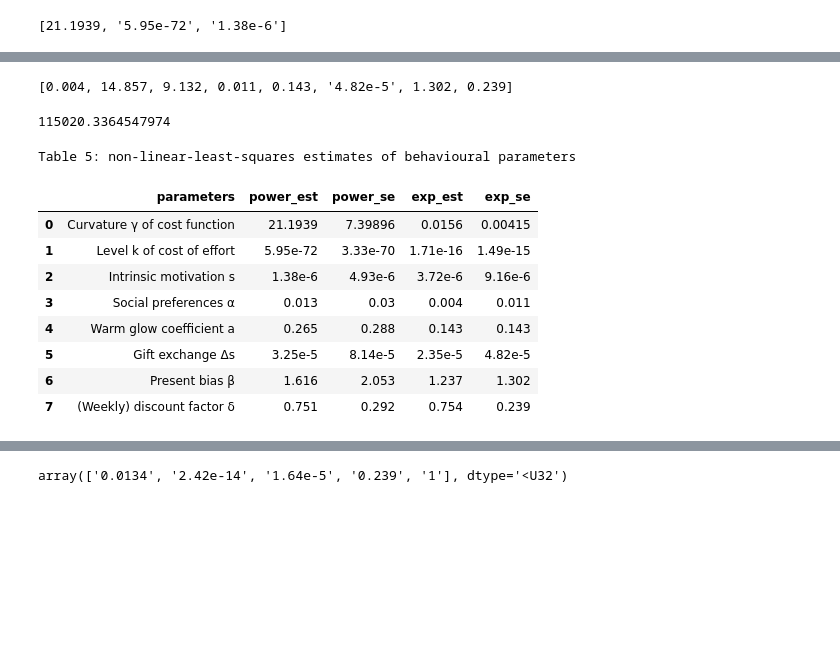
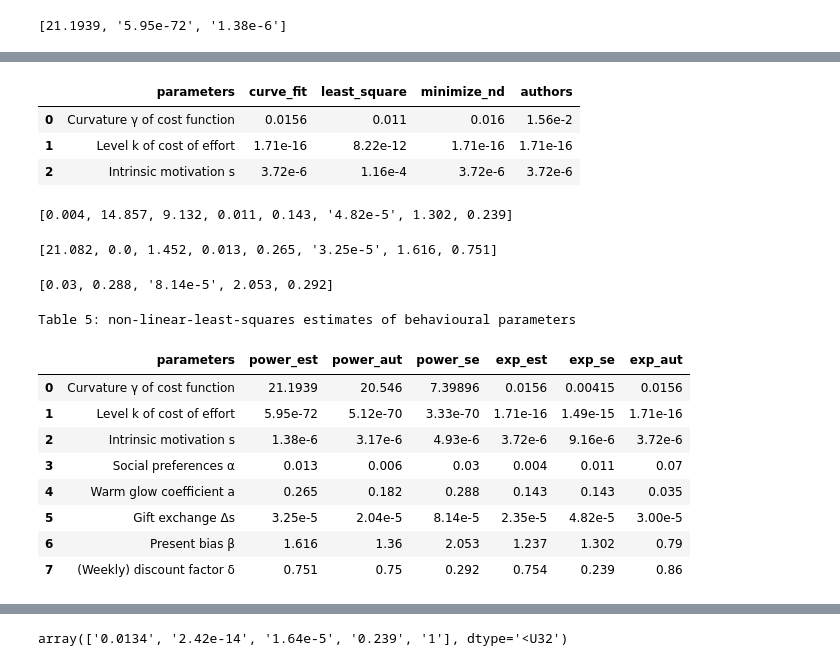
Before and after one commit to YH-Chen1225/EPP_Final, a Jupyter notebook: EPP_P.ipynb, the cells around one changed output, grey strips where cells are left out. Saved outputs shown, nothing was run; the diff lists cells and outputs as text; code cells hidden in the pictures; blank space fills up the shorter version.

```diff
--- a/EPP_P.ipynb
+++ b/EPP_P.ipynb
@@ -123,11 +122,12 @@ def opt_param(effort, k_scaler, s_scaler, st_values,type):
             se_result[i] = '{0:.2e}'.format(Decimal(se[i]))
 
     if type == "exp":
+        sse = np.round(((benchmark(df.loc[df['dummy1']==1].payoff_per_100,*sol[0])-df.loc[df['dummy1']==1,effort])**2),3)
         return sol_result,se_result
 
     else:
-        sse = np.round(np.sum((benchmark(df.loc[df['dummy1']==1].payoff_per_100,*solo)-df.loc[df['dummy1']==1,effort])**2),3)#Calculate the squared for our result
-        #bp52_aut = [20.546,5.12e-13,3.17]
+        sse = np.round(np.sum((benchmark(df.loc[df['dummy1']==1].payoff_per_100,*sol[0])-df.loc[df['dummy1']==1,effort])**2),3)#Calculate the squared for our result
+        bp52_aut = [20.546,5.12e-13,3.17]
         sse_aut = np.round(np.sum((benchmark(df.loc[df['dummy1']==1].payoff_per_100,*bp52_aut)-df.loc[df['dummy1']==1,effort])**2),3)#Calculate the squared for authors result
         return sol_result,se_result,sse,sse_aut
 # %%
@@ -313,3 +333,22 @@ display(r1)# Notice that the reusult of original code and my code have some diff
+# %%
+be52_aut = [0.0156,1.71E-16,3.72E-06]
+aut_e = []
+for i in range(0,3):
+    aut_e.append('{0:.2e}'.format(Decimal(be52_aut[i])))
+aut_e
+#Here I also adding the outcome of exponential cost of effort
+pn = ["Curvature γ of cost function","Level k of cost of effort", "Intrinsic motivation s"]
+be52_aut = [0.0156,1.71E-16,3.72E-06]
+r2 = pd.DataFrame({'parameters':pn,'curve_fit':[*be54],
+                   'least_square':[*be52_ls[0]],
+                   'minimize_nd':[*be52_optt[0]],
+                   'authors':[*aut_e]})
+display(r2)
+# %% [output]
+|  | parameters | curve_fit | least_square | minimize_nd | authors |
+| 0 | Curvature γ of cost function | 0.0156 | 0.011 | 0.016 | 1.56e-2 |
+| 1 | Level k of cost of effort | 1.71e-16 | 8.22e-12 | 1.71e-16 | 1.71e-16 |
+| 2 | Intrinsic motivation s | 3.72e-6 | 1.16e-4 | 3.72e-6 | 3.72e-6 |
 # %%
 #display(r2)
 #The estimation from the original code of parameter "k" and "s" seems a bit different from the authors.
@@ -407,33 +447,42 @@ se56
 # %% [output]
 [0.004, 14.857, 9.132, 0.011, 0.143, '4.82e-5', 1.302, 0.239]
 # %%
-bp53,se53,sse_our,sse_aut  = treatment_a("logbuttonpresses_nearest_100",k_scaler = 1e+57, s_scaler= 1e+6,type = "power",st_values = st_values_power)
-sse_aut
+bp53,se53 = treatment_a("logbuttonpresses_nearest_100",k_scaler = 1e+57, s_scaler= 1e+6,type = "power",st_values = st_values_power)
+bp53
+#sse_our,sse_our,sse_aut
 # %% [output]
-115020.3364547974
+[21.082, 0.0, 1.452, 0.013, 0.265, '3.25e-5', 1.616, 0.751]
+# %%
+se53[3:8]
+# %% [output]
+[0.03, 0.288, '8.14e-5', 2.053, 0.292]
+# %%
+#Adding authors result
+aut_power = [round(20.546,4),'{0:.2e}'.format(Decimal(5.12e-70)),'{0:.2e}'.format(Decimal(3.17e-06)),round(0.006,3),round(0.182,3),'{0:.2e}'.format(Decimal(2.04e-05)),round(1.36,2),round(0.75,2)]
+aut_exp = [round(0.0156,4),'{0:.2e}'.format(Decimal(1.71e-16)),'{0:.2e}'.format(Decimal(3.72e-06)),round(0.07,3),round(0.035,3),'{0:.2e}'.format(Decimal(3e-05)),round(0.79,2),round(0.86,2)]
 # %%
 # Create and save the dataframe for table 5 NLS estimates.
 
 params_name = ["Curvature γ of cost function", "Level k of cost of effort", "Intrinsic motivation s","Social preferences α",
                 "Warm glow coefficient a","Gift exchange Δs", "Present bias β","(Weekly) discount factor δ"]
 
 be5 = be54[0:3]+be56[3:8]
 se5 = se54[0:3]+se56[3:8]
 bp5 = bp52[0:3]+bp53[3:8]
 sp5 = sp52[0:3]+se53[3:8]
 
 
-t5 = pd.DataFrame({'parameters':params_name,'power_est':bp5,'power_se':sp5,'exp_est':be5,'exp_se':se5})
+t5 = pd.DataFrame({'parameters':params_name,'power_est':bp5,'power_aut':aut_power,'power_se':sp5,'exp_est':be5,'exp_se':se5,'exp_aut':aut_exp})
 print('Table 5: non-linear-least-squares estimates of behavioural parameters')
 display(t5)
 # %% [output]
 Table 5: non-linear-least-squares estimates of behavioural parameters
-|  | parameters | power_est | power_se | exp_est | exp_se |
-| 0 | Curvature γ of cost function | 21.1939 | 7.39896 | 0.0156 | 0.00415 |
-| 1 | Level k of cost of effort | 5.95e-72 | 3.33e-70 | 1.71e-16 | 1.49e-15 |
-| 2 | Intrinsic motivation s | 1.38e-6 | 4.93e-6 | 3.72e-6 | 9.16e-6 |
-| 3 | Social preferences α | 0.013 | 0.03 | 0.004 | 0.011 |
-| 4 | Warm glow coefficient a | 0.265 | 0.288 | 0.143 | 0.143 |
-| 5 | Gift exchange Δs | 3.25e-5 | 8.14e-5 | 2.35e-5 | 4.82e-5 |
-| 6 | Present bias β | 1.616 | 2.053 | 1.237 | 1.302 |
-| 7 | (Weekly) discount factor δ | 0.751 | 0.292 | 0.754 | 0.239 |
+|  | parameters | power_est | power_aut | power_se | exp_est | exp_se | exp_aut |
+| 0 | Curvature γ of cost function | 21.1939 | 20.546 | 7.39896 | 0.0156 | 0.00415 | 0.0156 |
+| 1 | Level k of cost of effort | 5.95e-72 | 5.12e-70 | 3.33e-70 | 1.71e-16 | 1.49e-15 | 1.71e-16 |
+| 2 | Intrinsic motivation s | 1.38e-6 | 3.17e-6 | 4.93e-6 | 3.72e-6 | 9.16e-6 | 3.72e-6 |
+| 3 | Social preferences α | 0.013 | 0.006 | 0.03 | 0.004 | 0.011 | 0.07 |
+| 4 | Warm glow coefficient a | 0.265 | 0.182 | 0.288 | 0.143 | 0.143 | 0.035 |
+| 5 | Gift exchange Δs | 3.25e-5 | 2.04e-5 | 8.14e-5 | 2.35e-5 | 4.82e-5 | 3.00e-5 |
+| 6 | Present bias β | 1.616 | 1.36 | 2.053 | 1.237 | 1.302 | 0.79 |
+| 7 | (Weekly) discount factor δ | 0.751 | 0.75 | 0.292 | 0.754 | 0.239 | 0.86 |
```
Also changed, not shown: parts of 29 cells of this notebook, 3 other files.
